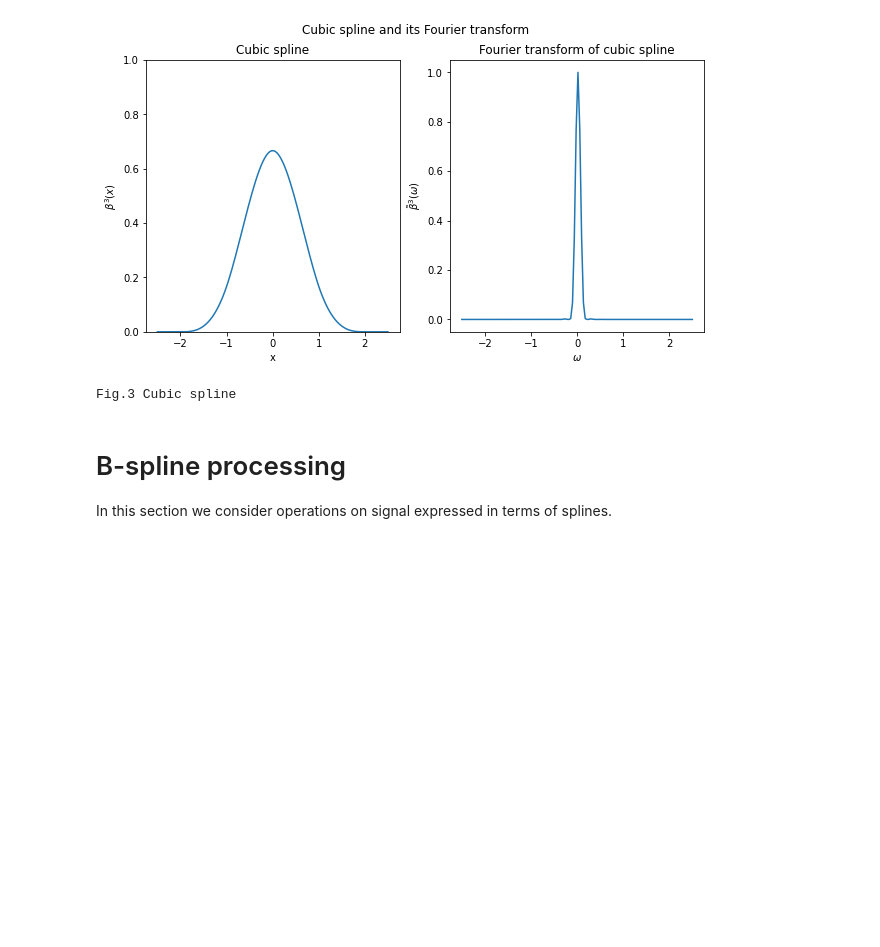
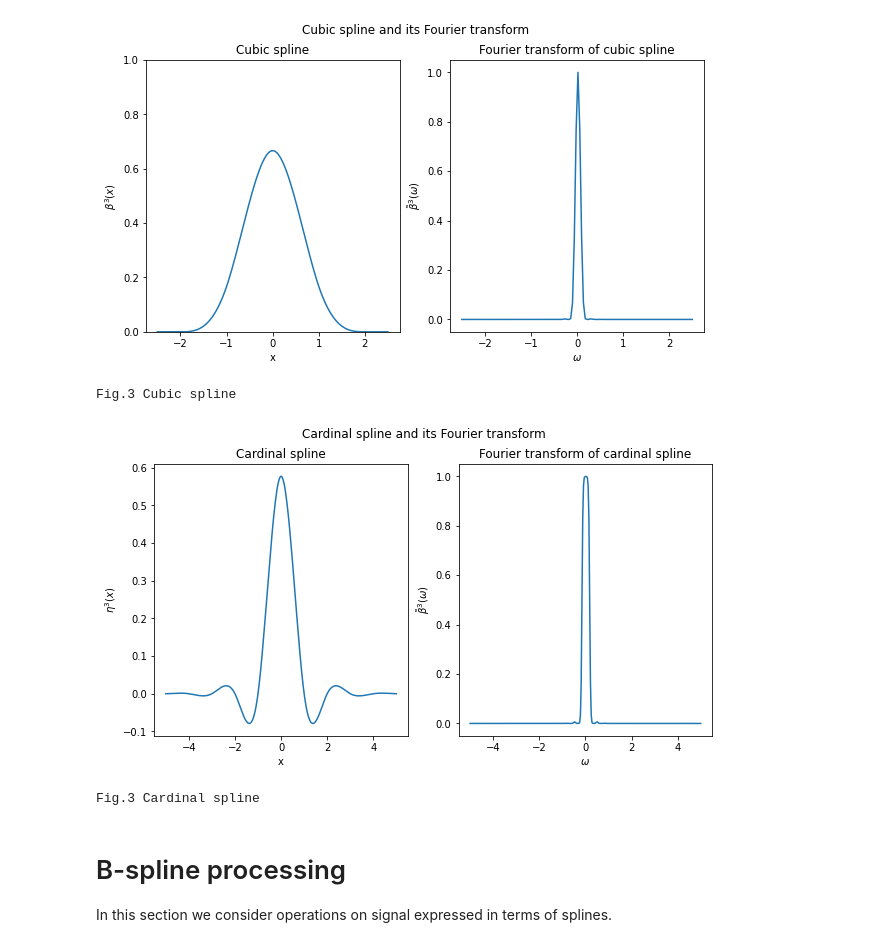
Before and after one commit to amey-joshi/am, a Jupyter notebook: p3/m2p_B01_B_ImageSplines_Version_3.ipynb, the cells around one changed output. Drawn from its saved outputs; the diff is of its cells as text; code cells hidden in the pictures; blank space fills up the shorter version.

```diff
--- a/p3/m2p_B01_B_ImageSplines_Version_3.ipynb
+++ b/p3/m2p_B01_B_ImageSplines_Version_3.ipynb
@@ -814,6 +890,65 @@ print('Fig.3 Cubic spline')
 # %% [output]
 [figure]
 Fig.3 Cubic spline
+# %%
+# Cardinal spline and its Fourier transform
+
+import math
+import numpy as np
+import matplotlib.pyplot as plt
+
+def mu(x):
+    y = np.ones(len(x))
+    si = np.where(x < 0)[0]
+    y[si] = 0
+
+    return y
+
+def beta3(x):
+    b_0 = np.multiply(pow(x + 2, 3), mu(x + 2))/6
+    b_1 = -2/3 * np.multiply(pow(x + 1, 3), mu(x + 1))
+    b_2 = np.multiply(pow(x, 3), mu(x))
+    b_3 = -2/3 * np.multiply(pow(x - 1, 3), mu(x - 1))
+    b_4 = np.multiply(pow(x - 2, 3), mu(x - 2))/6
+
+    return b_0 + b_1 + b_2 + b_3 + b_4
+
+alpha = math.sqrt(3) - 2
+
+def eta(x):
+    sum = 0
+    for k in range(-5, 6):
+        sum = sum + math.pow(alpha, abs(k)) * beta3(x - k)
+
+    return sum
+
+x = np.linspace(-5, 5, 300)
+y = eta(x)
+
+cf = np.abs(np.fft.fft(y))
+# Normalize it.
+cf1 = np.fft.fftshift(cf)/np.max(cf)
+#plt.plot(x, y)
+#plt.show()
+
+fig = plt.figure(figsize = (10, 5))
+fig.suptitle('Cardinal spline and its Fourier transform')
+p1 = plt.subplot(121)
+p1.set_title('Cardinal spline')
+plt.plot(x, y, label = r'$\eta^3(x)$')
+plt.xlabel('x')
+plt.ylabel(r'$\eta^3(x)$')
+
+p2 = plt.subplot(122)
+p2.set_title('Fourier transform of cardinal spline')
+plt.plot(x, cf1, label = r'$\tilde{\eta}^3$')
+plt.xlabel(r'$\omega$')
+plt.ylabel(r'$\tilde{\beta}^3(\omega)$')
+plt.show()
+print('Fig.3 Cardinal spline')
+# %% [output]
+[figure, added]
+Fig.3 Cardinal spline
 # %% [markdown]
 # B-spline processing
 
```
Also changed, not shown: parts of 6 cells of this notebook.
